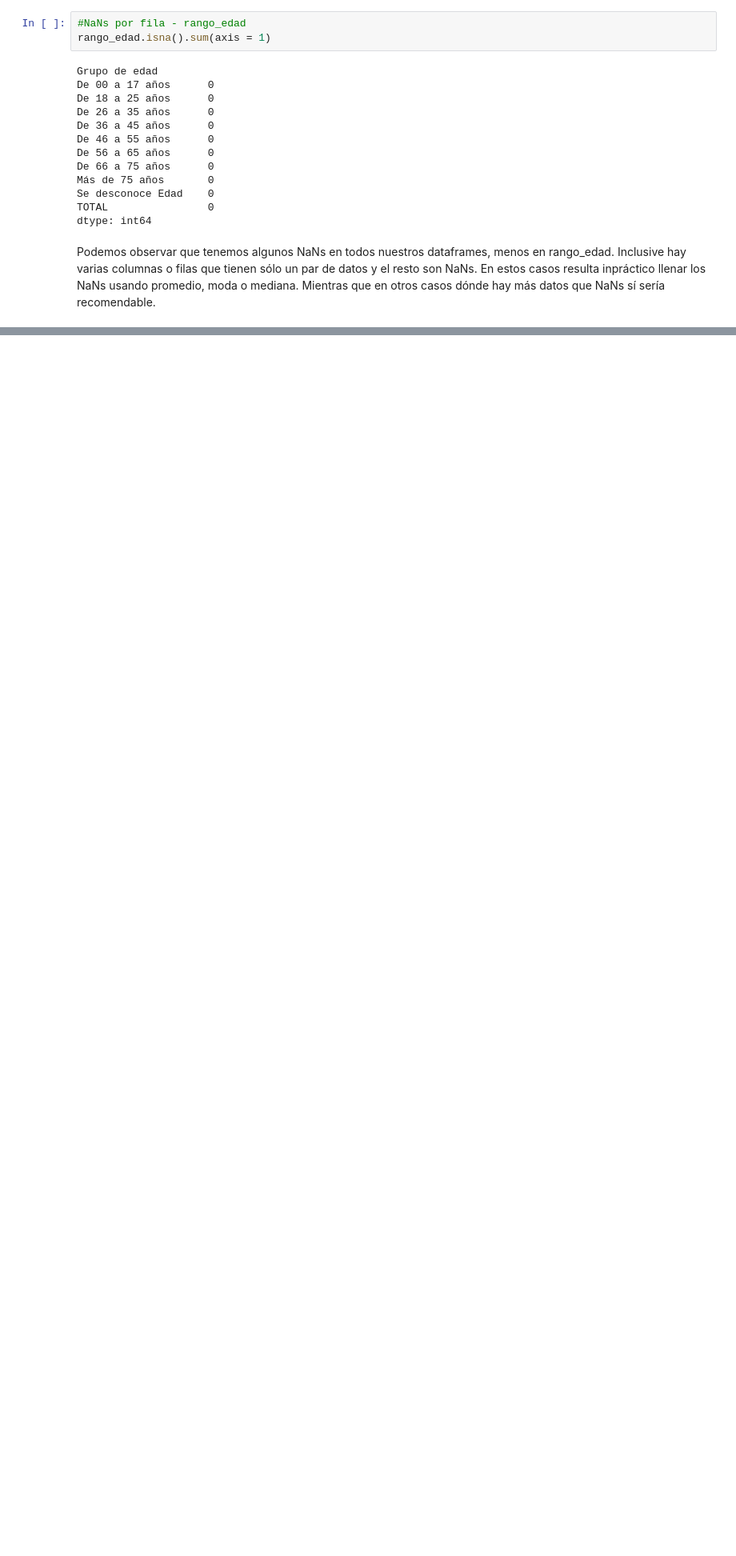
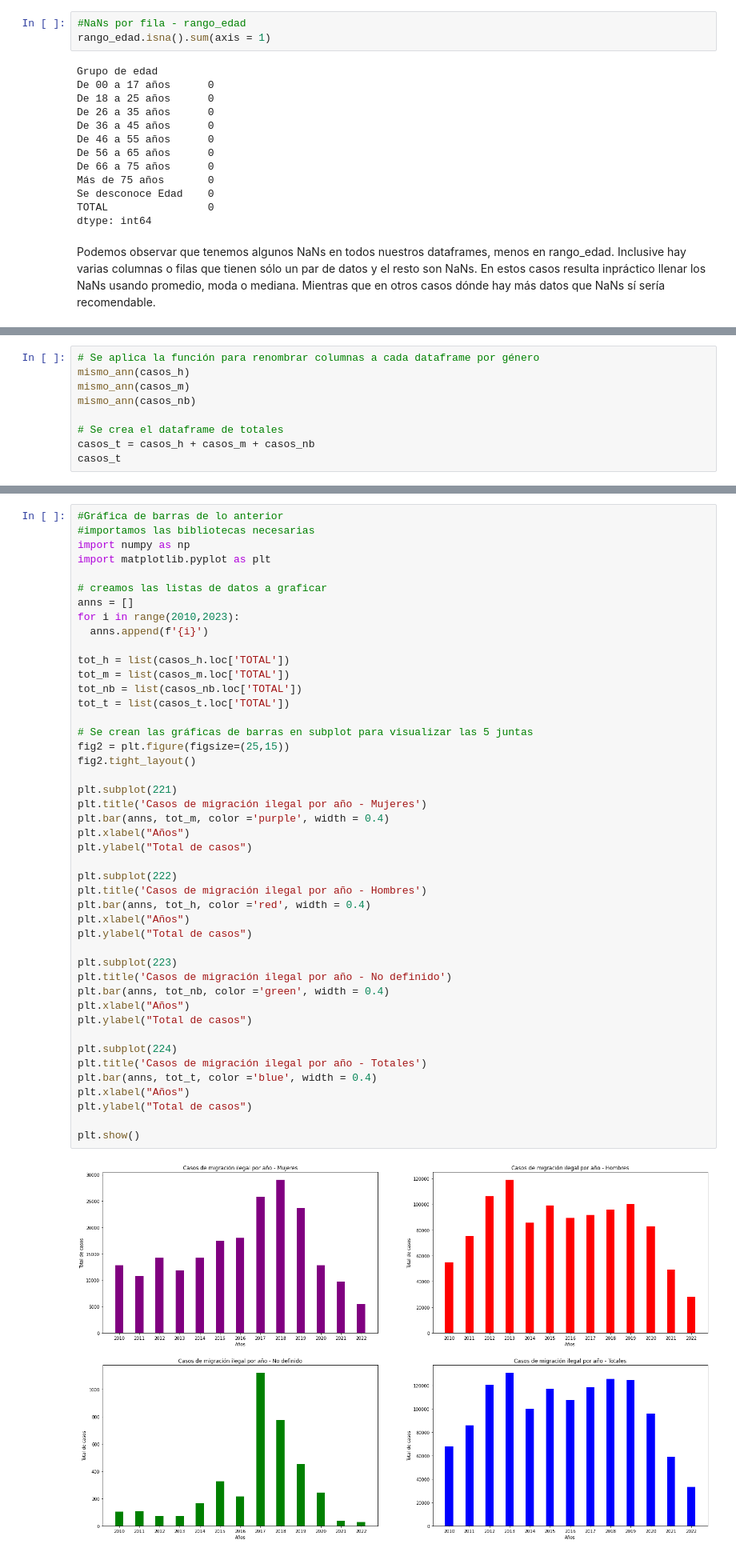
Before and after one commit to JuanMaLR/bedu-equipo4-dataScience-P-FP, a Jupyter notebook: FinalProject.ipynb, the cells around one changed output, grey strips where cells are left out. Shown: that part at 80% size. Cells and saved outputs as stored; diff of their text form; blank space fills up the shorter version.

```diff
--- a/FinalProject.ipynb
+++ b/FinalProject.ipynb
@@ -1319,0 +1181,9 @@ Dado que este módulo únicamente abarca el procesamiento de datos, y por ende n
+# %%
+# Se aplica la función para renombrar columnas a cada dataframe por género
+mismo_ann(casos_h)
+mismo_ann(casos_m)
+mismo_ann(casos_nb)
+
+# Se crea el dataframe de totales
+casos_t = casos_h + casos_m + casos_nb
+casos_t
@@ -1319,0 +1204,47 @@ Dado que este módulo únicamente abarca el procesamiento de datos, y por ende n
+# %%
+#Gráfica de barras de lo anterior
+#importamos las bibliotecas necesarias
+import numpy as np
+import matplotlib.pyplot as plt
+
+# creamos las listas de datos a graficar
+anns = []
+for i in range(2010,2023):
+  anns.append(f'{i}')
+
+tot_h = list(casos_h.loc['TOTAL'])
+tot_m = list(casos_m.loc['TOTAL'])
+tot_nb = list(casos_nb.loc['TOTAL'])
+tot_t = list(casos_t.loc['TOTAL'])
+
+# Se crean las gráficas de barras en subplot para visualizar las 5 juntas
+fig2 = plt.figure(figsize=(25,15))
+fig2.tight_layout()
+
+plt.subplot(221)
+plt.title('Casos de migración ilegal por año - Mujeres')
+plt.bar(anns, tot_m, color ='purple', width = 0.4)
+plt.xlabel("Años")
+plt.ylabel("Total de casos")
+
+plt.subplot(222)
+plt.title('Casos de migración ilegal por año - Hombres')
+plt.bar(anns, tot_h, color ='red', width = 0.4)
+plt.xlabel("Años")
+plt.ylabel("Total de casos")
+
+plt.subplot(223)
+plt.title('Casos de migración ilegal por año - No definido')
+plt.bar(anns, tot_nb, color ='green', width = 0.4)
+plt.xlabel("Años")
+plt.ylabel("Total de casos")
+
+plt.subplot(224)
+plt.title('Casos de migración ilegal por año - Totales')
+plt.bar(anns, tot_t, color ='blue', width = 0.4)
+plt.xlabel("Años")
+plt.ylabel("Total de casos")
+
+plt.show()
+# %% [output]
+[figure, added]
```
Also changed, not shown: parts of 98 cells of this notebook.
